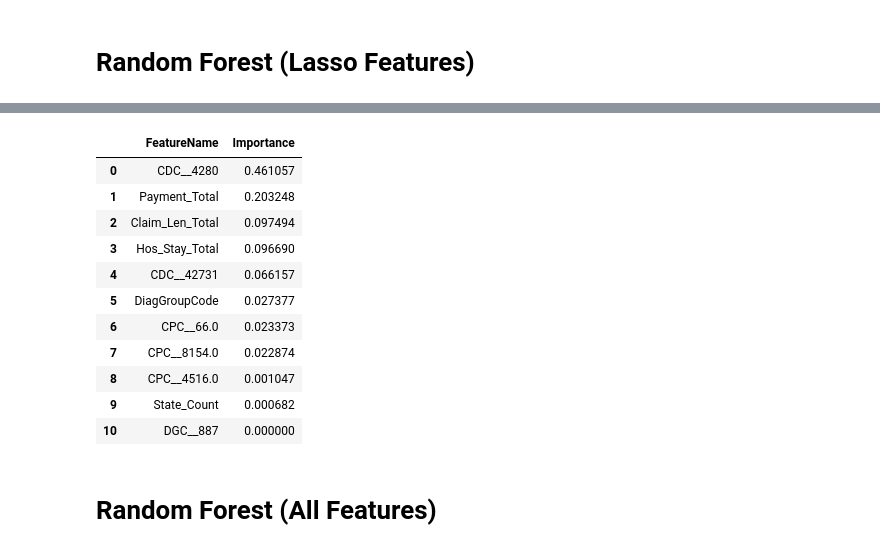
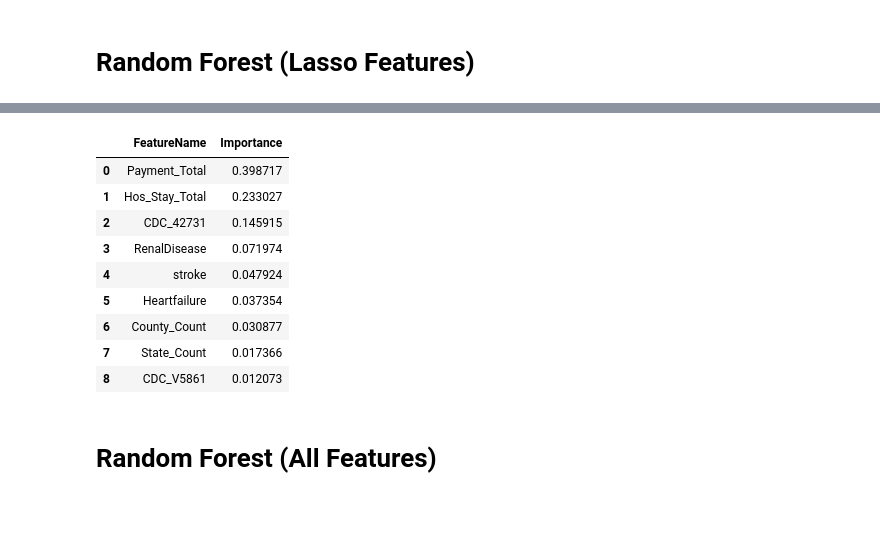
Before and after one commit to SubornaN/Health_Care_Fraud_Detection, a Jupyter notebook: Fraud_Detection_EDA_4.ipynb, the cells around one changed output, grey strips where cells are left out. Saved outputs shown, nothing was run; the diff lists cells and outputs as text; code cells hidden in the pictures; blank space fills up the shorter version.

```diff
--- a/Fraud_Detection_EDA_4.ipynb
+++ b/Fraud_Detection_EDA_4.ipynb
@@ -23,12 +21,8 @@ from sklearn.metrics import classification_report, confusion_matrix, accuracy_sc
 pd.set_option('display.max_columns', 100) # shows all the columns
 
 # loading all the datasets
-features_1 = pd.read_csv('/Users/suborna/Github/Capstone_Project/Data/new_features.csv') # Suborna
-features_2 = pd.read_csv('/Users/suborna/Github/Capstone_Project/Data/Final_Provider.csv') # Anthony
-features_2 = features_2.fillna(0)
-
-# dropping because this column already exist in features_2, we don't need duplicates
-features_1 = features_1.drop('PotentialFraud', axis = 1)
+features_1 = pd.read_csv('/Users/suborna/Github/Capstone_Project/Data/Final_Provider1.csv') # Anthony
+features_2 = pd.read_csv('/Users/suborna/Github/Capstone_Project/Data/Final_Provider2.csv') # Suborna
 
 # merging features_1 & features_2 to have the complete dataset of new features
 All_Features = features_1.merge(features_2, on = 'Provider')
@@ -307,9 +442,19 @@ Features.sort_values(ascending = False, by = 'Coefficients')
 # %%
 rf = RandomForestClassifier(class_weight = 'balanced')
 
-X = Train_set[['CDC__4280', 'Payment_Total', 'Hos_Stay_Total', 'Claim_Len_Total',
-       'DiagGroupCode', 'CPC__66.0', 'State_Count', 'CPC__8154.0', 'DGC__887',
-       'CPC__4516.0', 'CDC__42731']]
+X = Train_set[['Payment_Total',
+ 'Hos_Stay_Total',
+ 'RenalDisease',
+ 'CDC_42731',
+ 'stroke',
+ 'County_Count',
+ 'CPC_66.0',
+ 'DGC_183',
+ 'DGC_867',
+ 'Heartfailure',
+ 'DGC_204',
+ 'CDC_V5861',
+ 'State_Count']]
 
 y = Train_set['PotentialFraud']
 
@@ -321,8 +466,8 @@ X_test = preprocessing.scale(X_test) # scaling the X variables
 ###############################################
 
 # Grid Search
-params = {'n_estimators' : range(25, 50, 5), 'max_depth' : range(3, 7), 'max_features' : range(3,7), \
-          'min_samples_leaf' : range(1,5), 'min_samples_split' : range(3,7)}
+params = {'n_estimators' : range(20, 41, 10), 'max_depth' : range(10, 41, 10), 'max_features' : range(4, 8), \
+          'min_samples_leaf' : range(1, 4), 'min_samples_split' : range(3, 8)}
 
 gs_rf = GridSearchCV(rf, params, cv = 3, scoring = 'accuracy')
 %time gs_rf.fit(X_train, y_train)
@@ -355,5 +500,5 @@ Best Score: 0.9965665060131107
 # %%
 # Setting the optimized hyperparameters
-rf.set_params(n_estimators = 40, verbose = 1, warm_start = False, min_samples_split = 3, min_samples_leaf = 1, max_depth = 3, max_features = 3)
+rf.set_params( max_depth = 30, max_features = 5, min_samples_leaf = 1, min_samples_split = 5, n_estimators = 30 )
 rf.fit(X_train, y_train)
 y_pred = rf.predict(X_test)
@@ -411,19 +547,17 @@ weighted avg       0.99      0.99      0.99      1623
 # %%
-Feature_importance = pd.DataFrame(sorted(zip(X.columns, rf.feature_importances_), key=lambda t:t[1], reverse=True), columns = ['FeatureName',  'Importance'])
-Feature_importance.loc[Feature_importance.Importance > 0.009]
+Feature_Importance4 = pd.DataFrame(sorted(zip(X.columns, rf.feature_importances_), key=lambda t:t[1], reverse=True), columns = ['FeatureName',  'Importance'])
+Feature_Importance4.loc[Feature_Importance4.Importance > 0.009]
 # %% [output]
 |  | FeatureName | Importance |
-| 0 | CDC__4280 | 0.461057 |
-| 1 | Payment_Total | 0.203248 |
-| 2 | Claim_Len_Total | 0.097494 |
-| 3 | Hos_Stay_Total | 0.096690 |
-| 4 | CDC__42731 | 0.066157 |
-| 5 | DiagGroupCode | 0.027377 |
-| 6 | CPC__66.0 | 0.023373 |
-| 7 | CPC__8154.0 | 0.022874 |
-| 8 | CPC__4516.0 | 0.001047 |
-| 9 | State_Count | 0.000682 |
-| 10 | DGC__887 | 0.000000 |
+| 0 | Payment_Total | 0.398717 |
+| 1 | Hos_Stay_Total | 0.233027 |
+| 2 | CDC_42731 | 0.145915 |
+| 3 | RenalDisease | 0.071974 |
+| 4 | stroke | 0.047924 |
+| 5 | Heartfailure | 0.037354 |
+| 6 | County_Count | 0.030877 |
+| 7 | State_Count | 0.017366 |
+| 8 | CDC_V5861 | 0.012073 |
 # %% [markdown]
 # Random Forest (All Features)
 # %%
```
Also changed, not shown: parts of 81 cells of this notebook.
